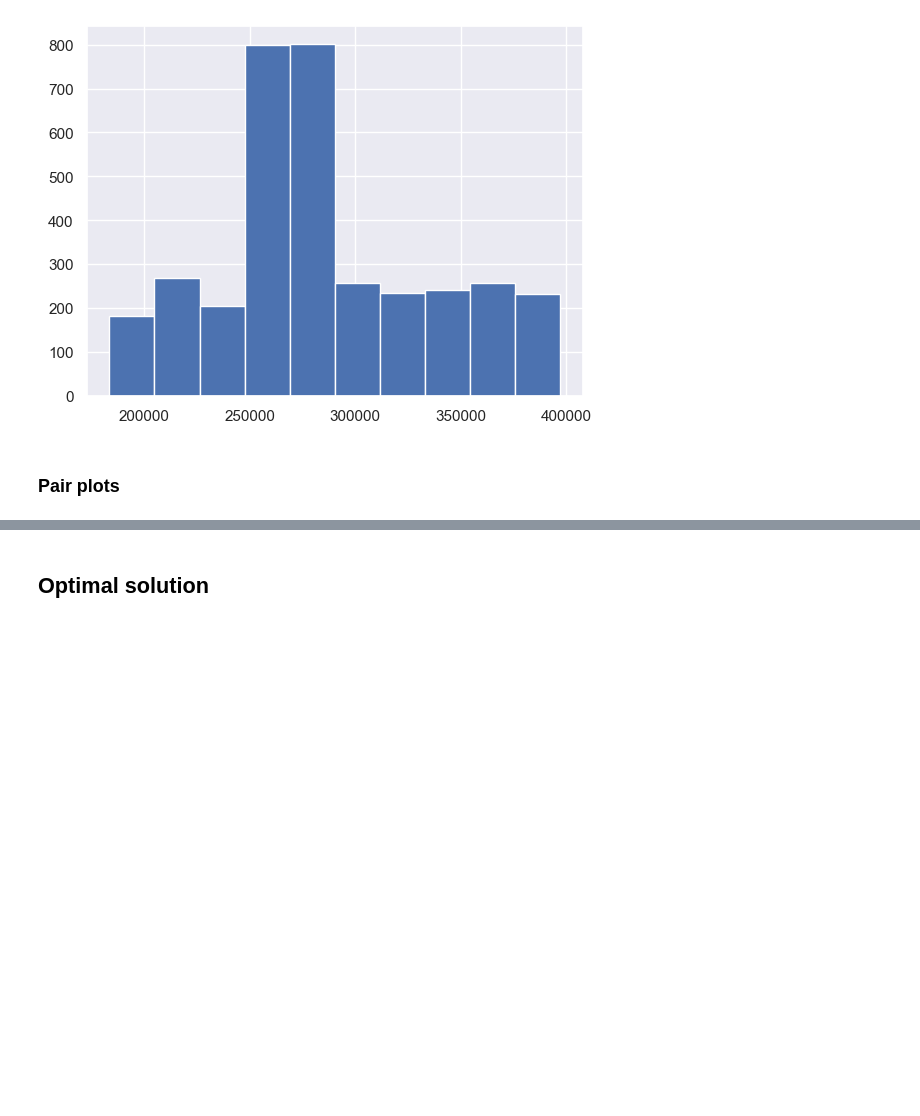
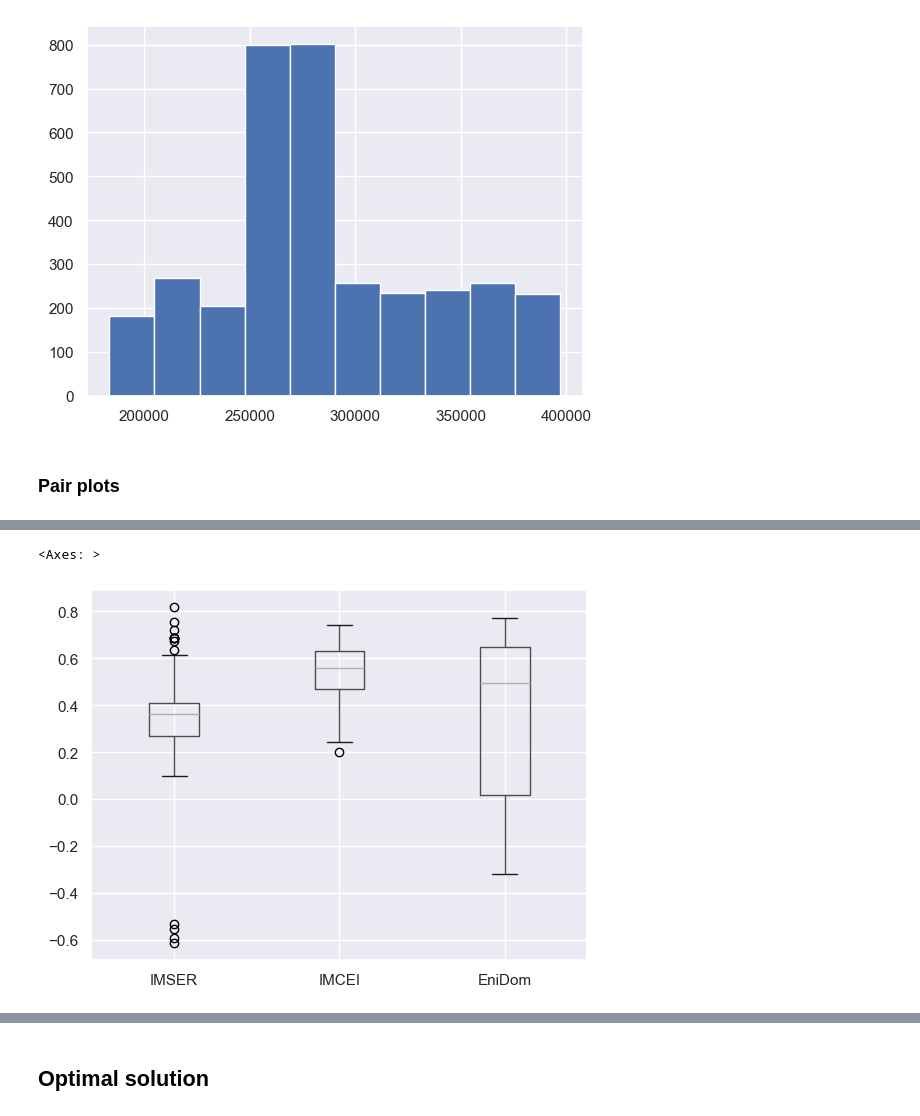
Before and after one commit to gkchln/load_bss, a Jupyter notebook: SelectSolutionNMF.ipynb, the cells around one changed output, grey strips where cells are left out. Drawn from its saved outputs; the diff is of its cells as text; code cells hidden in the pictures; blank space fills up the shorter version.

Commit message:
Add selection of the solution based on correlation with indicators

```diff
--- a/SelectSolutionNMF.ipynb
+++ b/SelectSolutionNMF.ipynb
@@ -448,0 +478,40 @@ fig.update_layout(
+# %%
+X_unnorm = df.drop(unit_info.columns, axis=1)
+h = 24 / (X_unnorm.shape[1]-1)
+norm_X = X_unnorm.apply(lambda row: functional_norm(row, h), axis=1, raw=True)
+
+n_months = len(df[['year', 'month']].drop_duplicates())
+cons_month = np.zeros((n_months, n_components, n_clean_runs))
+corr_indic = np.zeros((n_clean_runs, n_components))
+
+for i in trange(W_results.shape[-1]):
+
+    W = W_results[..., i]
+    H = H_results[..., i]
+
+    day_cons = pd.DataFrame(W, index=norm_X.index).mul(norm_X, axis=0)
+    day_cons['year'] = unit_info['year']
+    day_cons['month'] = unit_info['month']
+    day_cons['yearmonth'] = pd.to_datetime(day_cons['year'].astype(str) + '-' + day_cons['month'], format='%Y-%m')
+    best_month_cons = day_cons.groupby('yearmonth')[[0, 1, 2]].sum() / 1000
+
+    corr_imser = indics['IMSER'].corr(best_month_cons[0])
+    corr_imcei = indics['IMCEI'].corr(best_month_cons[1])
+    corr_enidom = indics['EniDom'].corr(best_month_cons[2])
+    max_corr = (corr_imser + corr_imcei + corr_enidom) / 3
+
+    # best_permutation = list(range(n_components))
+
+    # for permutation in list(permutations(range(n_components))): # Try permutation of the components in case of mis-alignment
+    #     month_cons = best_month_cons.iloc[:, list(permutation)]
+    #     corr = (indics['IMSER'].corr(month_cons[0]) + indics['IMCEI'].corr(month_cons[1]) + indics['EniDom'].corr(month_cons[2])) / 3
+    #     if corr > max_corr:
+    #         max_corr = corr
+    #         best_permutation = list(permutation)
+    #         best_month_cons = month_cons
+    #         print(f'Had to permute {i}')
+
+    # W_results[..., i] = W[:, best_permutation]
+    # H_results[..., i] = H[best_permutation, :]
+    cons_month[..., i] = best_month_cons.values
+    corr_indic[i, :] = [corr_imser, corr_imcei, corr_enidom]
@@ -448,0 +520,3 @@ fig.update_layout(
+# %%
+corr_df = pd.DataFrame(corr_indic, columns=['IMSER', 'IMCEI', 'EniDom'])
+corr_df
@@ -448,0 +537,5 @@ fig.update_layout(
+# %%
+corr_df.boxplot()
+# %% [output]
+<Axes: >
+[figure, added]
```
Also changed, not shown: parts of 24 cells of this notebook.
